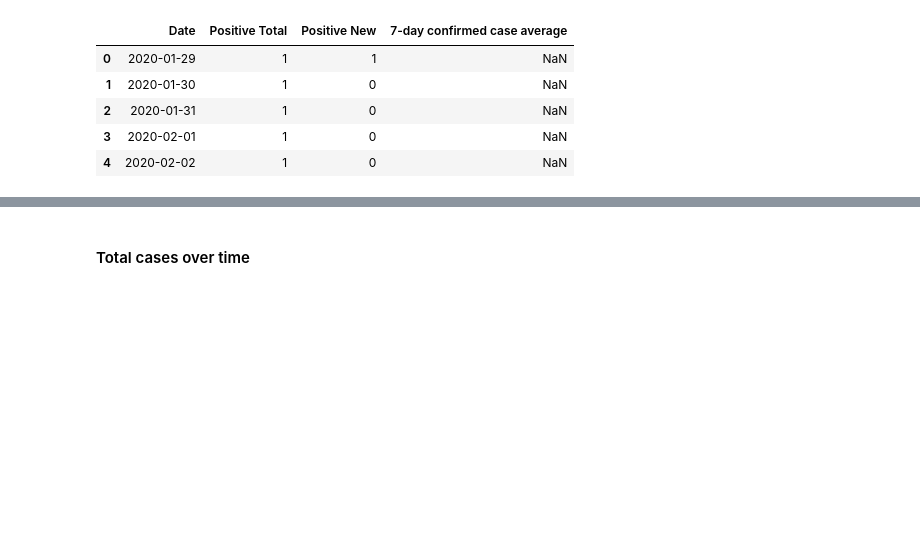
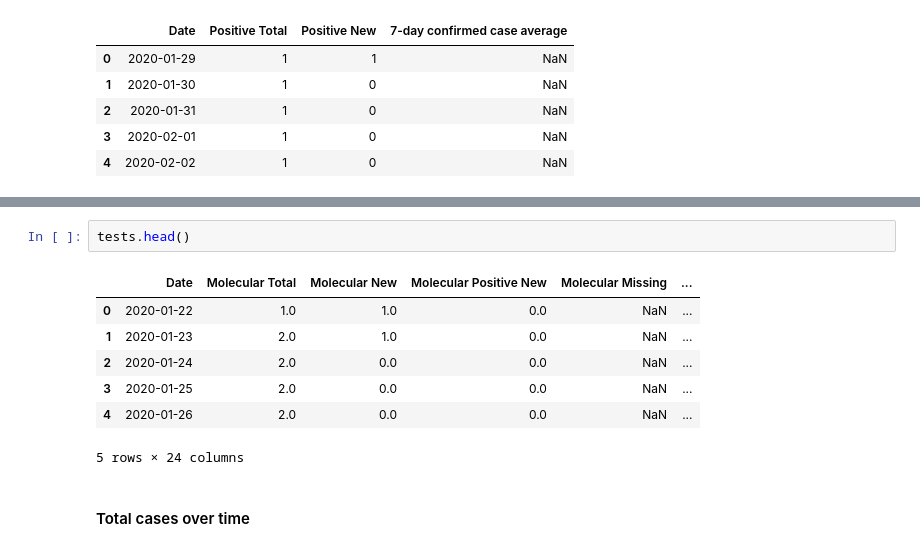
Before and after one commit to samar14641/covid-visualisations, a Jupyter notebook: pyWork.ipynb, the cells around one changed output, grey strips where cells are left out. Drawn from its saved outputs; the diff is of its cells as text; blank space fills up the shorter version.

```diff
--- a/pyWork.ipynb
+++ b/pyWork.ipynb
@@ -30,6 +39,16 @@ hosptl.head()
 | 2 | 2020-04-06 | 1677 | 45.0 | NaN | 542 | ... |
 | 3 | 2020-04-07 | 1831 | 154.0 | NaN | 575 | ... |
 | 4 | 2020-04-08 | 2119 | 288.0 | NaN | 659 | ... |
+# %%
+tests.head()
+# %% [output]
+|  | Date | Molecular Total | Molecular New | Molecular Positive New | Molecular Missing | ... |
+| 0 | 2020-01-22 | 1.0 | 1.0 | 0.0 | NaN | ... |
+| 1 | 2020-01-23 | 2.0 | 1.0 | 0.0 | NaN | ... |
+| 2 | 2020-01-24 | 2.0 | 0.0 | 0.0 | NaN | ... |
+| 3 | 2020-01-25 | 2.0 | 0.0 | 0.0 | NaN | ... |
+| 4 | 2020-01-26 | 2.0 | 0.0 | 0.0 | NaN | ... |
+5 rows × 24 columns
 # %% [markdown]
 #### Total cases over time
 # %%
```
Also changed, not shown: parts of 10 cells of this notebook.
